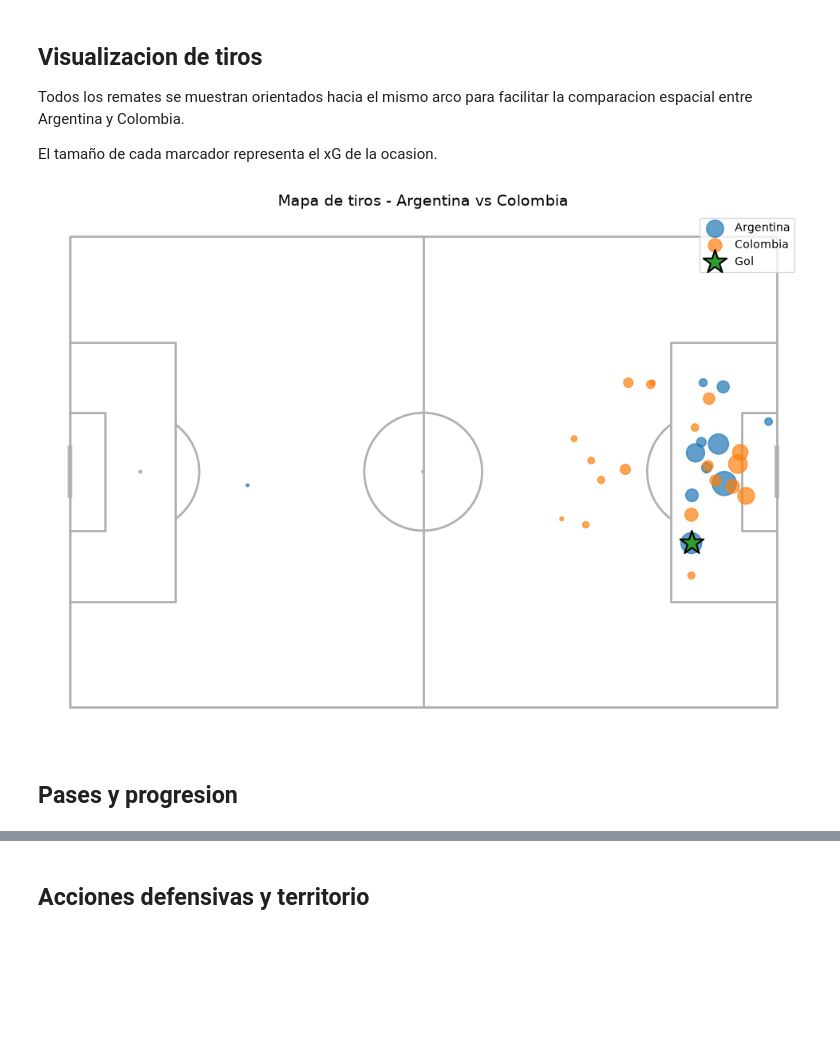
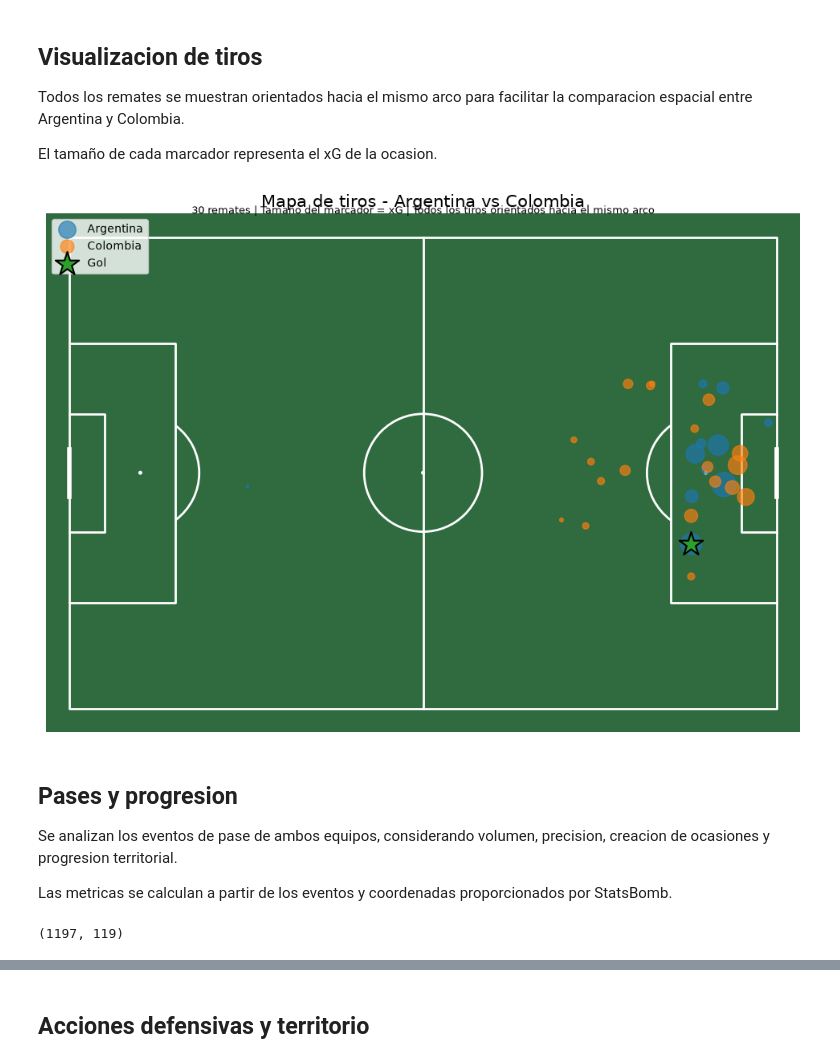
Before and after one commit to manupardo29/football-match-analysis, a Jupyter notebook: notebooks/01_primer_analisis.ipynb, the cells around one changed output, grey strips where cells are left out. Saved outputs shown, nothing was run; the diff lists cells and outputs as text; code cells hidden in the pictures; blank space fills up the shorter version.

Commit message:
Mapas y estadisticas de pases

```diff
--- a/notebooks/01_primer_analisis.ipynb
+++ b/notebooks/01_primer_analisis.ipynb
@@ -321,50 +322,80 @@ df_goles = df_tiros_limpio[
 # %%
 pitch = Pitch(
     pitch_type="statsbomb",
+    pitch_color="#2f6b3f",
+    line_color="white",
     axis=False,
     label=False
 )
 
-fig, ax = pitch.draw(figsize=(10, 7))
+fig, ax = pitch.draw(figsize=(12, 7))
 
 pitch.scatter(
     tiros_argentina["x"],
     tiros_argentina["y"],
     s=tiros_argentina["shot.statsbomb_xg"] * 1800,
-    alpha=0.7,
+    alpha=0.65,
     label="Argentina",
     ax=ax
 )
 
 pitch.scatter(
     tiros_colombia["x"],
     tiros_colombia["y"],
     s=tiros_colombia["shot.statsbomb_xg"] * 1800,
-    alpha=0.7,
+    alpha=0.65,
     label="Colombia",
     ax=ax
 )
 
 pitch.scatter(
     df_goles["x"],
     df_goles["y"],
     s=df_goles["shot.statsbomb_xg"] * 2500,
     marker="*",
     edgecolors="black",
     linewidth=1.5,
     label="Gol",
     ax=ax
 )
 
 ax.set_title(
     "Mapa de tiros - Argentina vs Colombia",
-    fontsize=14
+    fontsize=15
 )
 
-ax.legend()
+ax.text(
+    60,
+    -4,
+    "30 remates | Tamaño del marcador = xG | Todos los tiros orientados hacia el mismo arco",
+    ha="center",
+    fontsize=9
+)
+
+ax.legend(
+    loc="upper left"
+)
+
+plt.savefig(
+    "../outputs/figures/shot_map_argentina_colombia.png",
+    dpi=300,
+    bbox_inches="tight"
+)
 
 plt.show()
 # %% [output]
-[figure, old version]
+[figure, new version]
 # %% [markdown]
 ## Pases y progresion
+
+Se analizan los eventos de pase de ambos equipos, considerando volumen, precision, creacion de ocasiones y progresion territorial.
+
+Las metricas se calculan a partir de los eventos y coordenadas proporcionados por StatsBomb.
+# %%
+df_pases = df_eventos[
+    df_eventos["type.name"] == "Pass"
+].copy()
+
+df_pases.shape
+# %% [output]
+(1197, 119)
```
Also changed, not shown: parts of 35 cells of this notebook, 4 other files.
